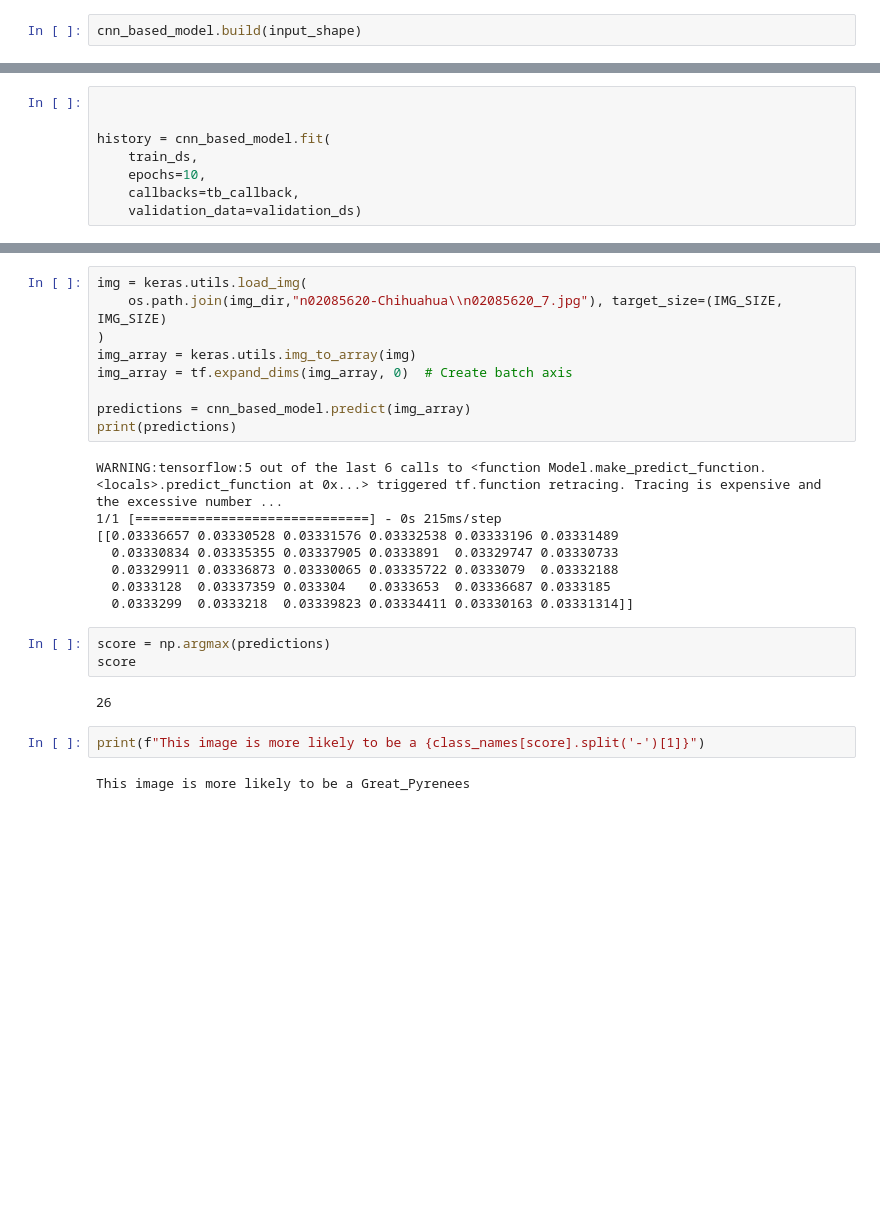
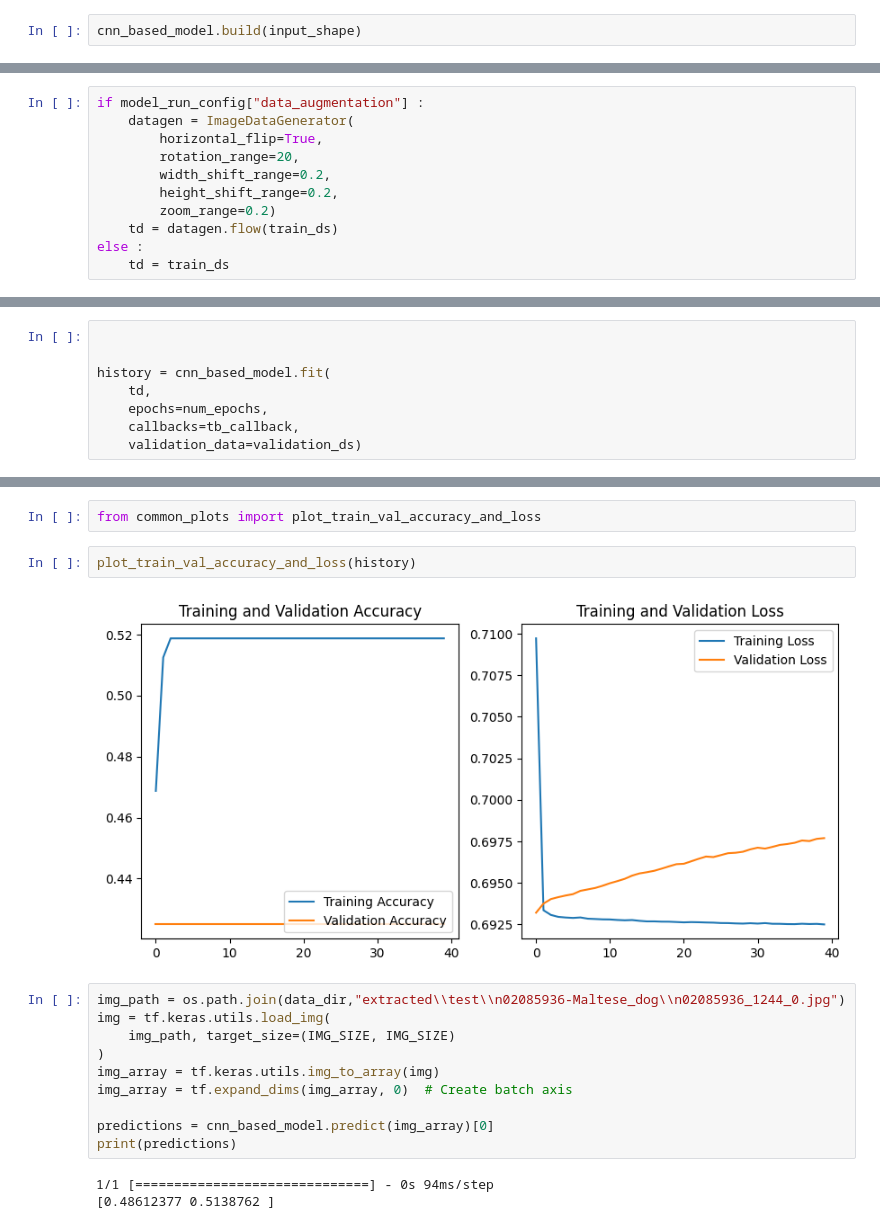
Before and after one commit to CYaiche/dog_breed_classification, a Jupyter notebook: model.ipynb, the cells around one changed output, grey strips where cells are left out. Saved outputs shown, nothing was run; the diff lists cells and outputs as text; blank space fills up the shorter version.

```diff
--- a/model.ipynb
+++ b/model.ipynb
@@ -290,0 +199,11 @@ True
+# %%
+if model_run_config["data_augmentation"] :
+    datagen = ImageDataGenerator(
+        horizontal_flip=True,
+        rotation_range=20,
+        width_shift_range=0.2,
+        height_shift_range=0.2,
+        zoom_range=0.2)
+    td = datagen.flow(train_ds)
+else :
+    td = train_ds
@@ -292,8 +213,8 @@ True
 
 
 history = cnn_based_model.fit(
-    train_ds,
-    epochs=10,
+    td,
+    epochs=num_epochs,
     callbacks=tb_callback,
     validation_data=validation_ds)
 # %% [output]
@@ -343,26 +245,19 @@ dict_keys(['loss', 'accuracy', 'val_loss', 'val_accuracy'])
+# %%
+from common_plots import plot_train_val_accuracy_and_loss
+# %%
+plot_train_val_accuracy_and_loss(history)
+# %% [output]
+[figure, added]
 # %%
-img = keras.utils.load_img(
-    os.path.join(img_dir,"n02085620-Chihuahua\\n02085620_7.jpg"), target_size=(IMG_SIZE, IMG_SIZE)
+img_path = os.path.join(data_dir,"extracted\\test\\n02085936-Maltese_dog\\n02085936_1244_0.jpg")
+img = tf.keras.utils.load_img(
+    img_path, target_size=(IMG_SIZE, IMG_SIZE)
 )
-img_array = keras.utils.img_to_array(img)
+img_array = tf.keras.utils.img_to_array(img)
 img_array = tf.expand_dims(img_array, 0)  # Create batch axis
 
-predictions = cnn_based_model.predict(img_array)
+predictions = cnn_based_model.predict(img_array)[0]
 print(predictions)
 # %% [output]
-WARNING:tensorflow:5 out of the last 6 calls to <function Model.make_predict_function.<locals>.predict_function at 0x...> triggered tf.function retracing. Tracing is expensive and the excessive number ...
-1/1 [==============================] - 0s 215ms/step
-[[0.03336657 0.03330528 0.03331576 0.03332538 0.03333196 0.03331489
-  0.03330834 0.03335355 0.03337905 0.0333891  0.03329747 0.03330733
-  0.03329911 0.03336873 0.03330065 0.03335722 0.0333079  0.03332188
-  0.0333128  0.03337359 0.033304   0.0333653  0.03336687 0.0333185
-  0.0333299  0.0333218  0.03339823 0.03334411 0.03330163 0.03331314]]
+1/1 [==============================] - 0s 94ms/step
+[0.48612377 0.5138762 ]
-# %%
-score = np.argmax(predictions)
-score
-# %% [output]
-26
-# %%
-print(f"This image is more likely to be a {class_names[score].split('-')[1]}")
-# %% [output]
-This image is more likely to be a Great_Pyrenees
```
Also changed, not shown: parts of 36 cells of this notebook, 10 other files.
